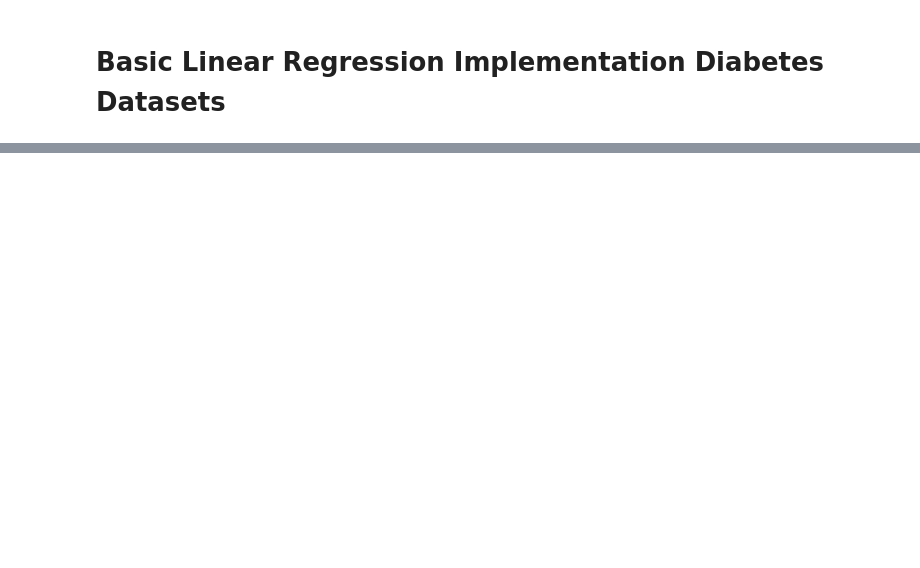
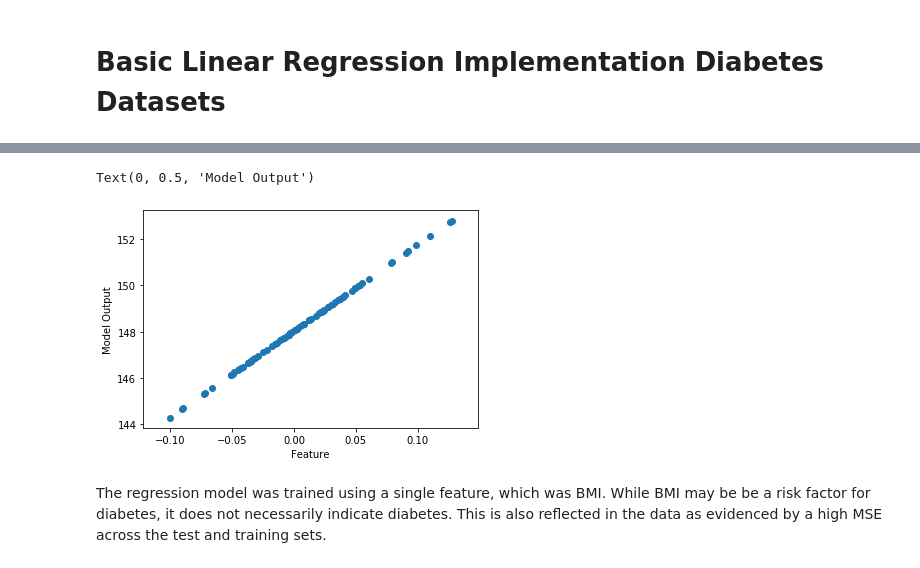
Before and after one commit to justinpontalba/Machine-Learning, a Jupyter notebook: linear regression/scripts/Basic Regression Implementation.ipynb, the cells around one changed output, grey strips where cells are left out. Cells and saved outputs as stored; diff of their text form; code cells hidden in the pictures; blank space fills up the shorter version.

```diff
--- a/linear regression/scripts/Basic Regression Implementation.ipynb
+++ b/linear regression/scripts/Basic Regression Implementation.ipynb
@@ -191,0 +218,9 @@ Text(0.5, 0.98, 'Training Regression Model')
+# %%
+plt.scatter(x_test,test_model)
+plt.xlabel("Feature")
+plt.ylabel("Model Output")
+# %% [output]
+Text(0, 0.5, 'Model Output')
+[figure, added]
+# %% [markdown]
+The regression model was trained using a single feature, which was BMI. While BMI may be be a risk factor for diabetes, it does not necessarily indicate diabetes. This is also reflected in the data as evidenced by a high MSE across the test and training sets.
```
Also changed, not shown: parts of 7 cells of this notebook, 1 other file.
